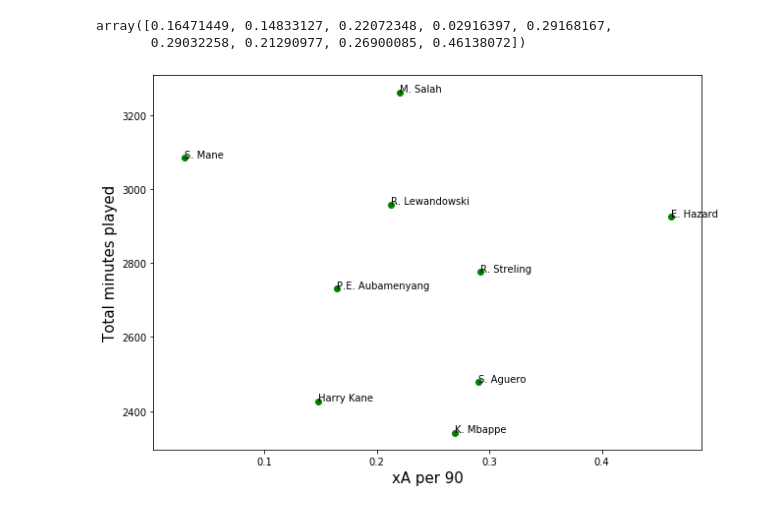
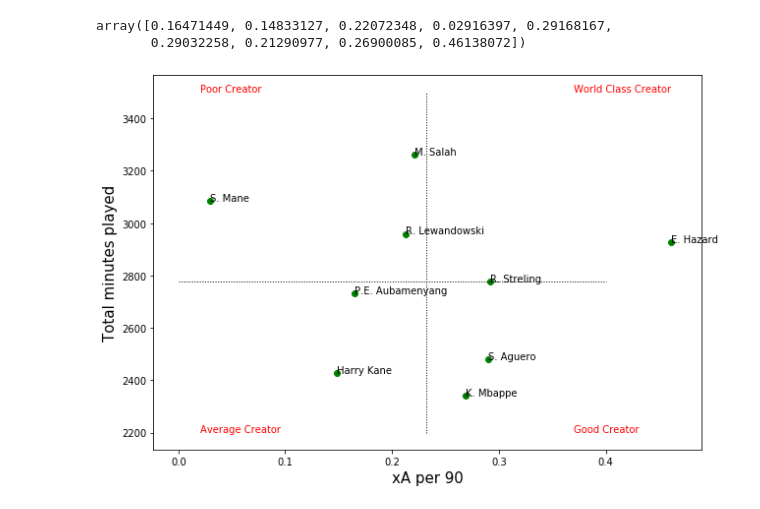
Before and after one commit to Alchemist98/Football-Analysis---Repo, a Jupyter notebook: Project - 13/xG-xA per 90.ipynb, the cells around one changed output. Cells and saved outputs as stored; diff of their text form; code cells hidden in the pictures.

```diff
--- a/Project - 13/xG-xA per 90.ipynb
+++ b/Project - 13/xG-xA per 90.ipynb
@@ -80,13 +88,20 @@ array([0.16471449, 0.14833127, 0.22072348, 0.02916397, 0.29168167,
 # %%
 fig = plt.figure()
 fig.set_size_inches(10,7)
 ax = fig.add_subplot(1,1,1)
 
 ax.scatter(xA,data['Minutes'],color='g')
 plt.xlabel("xA per 90",size=15)
 plt.ylabel("Total minutes played",size=15)
+plt.plot([0,0.4],[data['Minutes'].mean(),data['Minutes'].mean()],'k-',linestyle=":",lw=1)
+plt.plot([xA.mean(),xA.mean()],[2200,3500],'k-',lw=1,linestyle=":")
+
+plt.text(0.37,3500,"World Class Creator",color='red')
+plt.text(0.37,2200,"Good Creator",color='red')
+plt.text(0.02,2200,"Average Creator",color='red')
+plt.text(0.02,3500,"Poor Creator",color='red')
 
 for i,txt in enumerate(data['Name']):
     ax.annotate(txt,(xA[i],data['Minutes'][i]))
 # %% [output]
-[figure, old version]
+[figure, new version]
```
Also changed, not shown: parts of 1 cell of this notebook.
